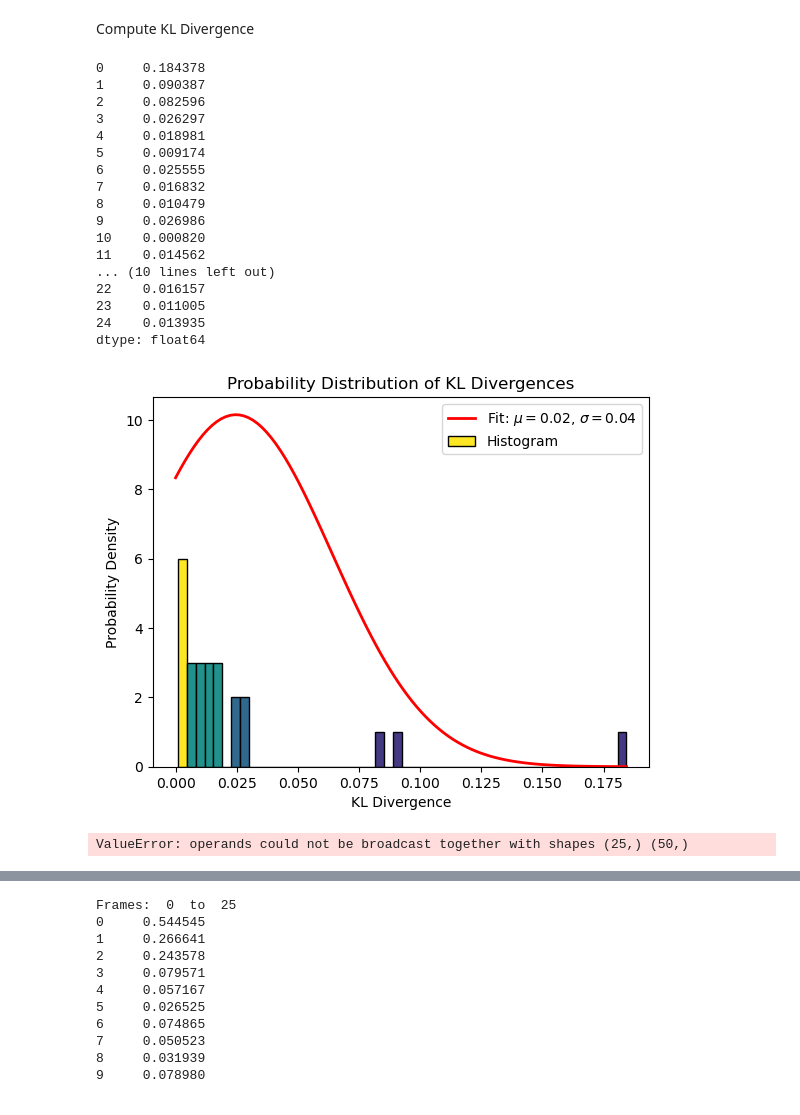
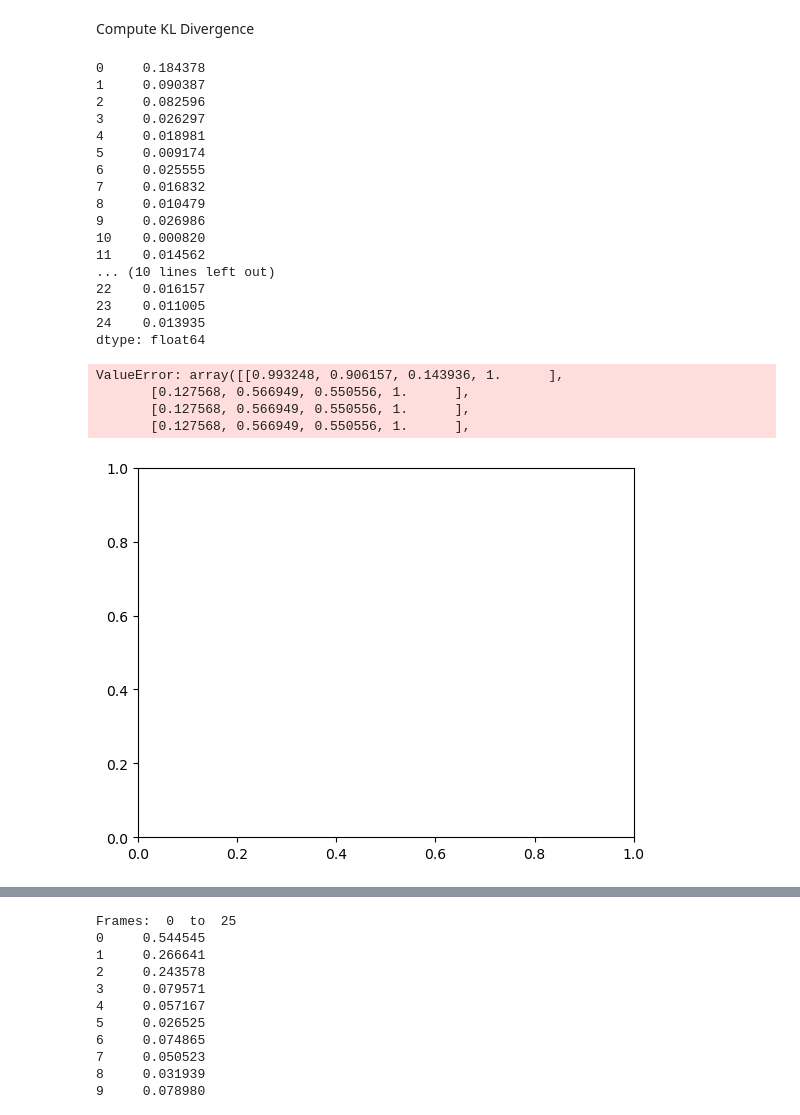
Before and after one commit to laubachb/chimes_CGD-myLLFork, a Jupyter notebook: dissimilarity_clustering/autodetect_equil.ipynb, the cells around one changed output, grey strips where cells are left out. Drawn from its saved outputs; the diff is of its cells as text; code cells hidden in the pictures.

```diff
--- a/dissimilarity_clustering/autodetect_equil.ipynb
+++ b/dissimilarity_clustering/autodetect_equil.ipynb
@@ -93,0 +132,30 @@ print(all_df.shape)
+# %%
+# Define the size of each chunk
+chunk_size = 25
+
+sp = 0
+
+# Iterate over chunks of 25 frames
+for i in range(0, len(all_df), chunk_size):
+    # Initialize an empty list to store KL divergences
+    #print(i)
+    kl_divergences = []
+    # Take a chunk of 25 frames from all_df
+    df1_chunk = all_df.iloc[i+5:i+chunk_size]
+
+    # Take the first row of avg_df as the reference row
+    reference_row = avg_df.iloc[sp]
+
+    # Compute KL divergence for each row in the chunk
+    for index, row in df1_chunk.iterrows():
+        row = row.values.ravel()
+        kl_divergences.append(KL(row, reference_row))
+
+    # Plot the KL divergences
+    plt.plot(kl_divergences, label=sp)
+    sp+=1
+plt.xlabel('Frame Chunk Index')
+plt.ylabel('KL Divergence')
+plt.title('KL Divergence between Frame Chunks and Reference Row')
+plt.legend()
+plt.show()
@@ -153,7 +223,7 @@ colors = viridis(counts_normalized)
 colors = viridis(counts_normalized)
 
 # Plot a histogram of KL divergences
-plt.bar(bin_centers, counts, width=np.diff(bins), color=colors, edgecolor='black', label='Histogram')
+plt.plot(bin_centers, counts, width=np.diff(bins), color=colors, edgecolor='black', label='Histogram')
 
 # Fit a normal distribution to the positive side of the data
 positive_data = kl_divergences_series[kl_divergences_series > 0]
@@ -170,32 +240,35 @@ mu_equil, std_equil = norm.fit(last_half_positive_data)
 
 # Plot the continuous probability distribution
 x = np.linspace(0, positive_data.max(), 100)
 x_equil = np.linspace(0, last_half_positive_data.max(), 100)
 plt.plot(x, norm.pdf(x, mu, std), 'r-', linewidth=2, label=f'Fit: $\mu={mu:.2f}$, $\sigma={std:.2f}$')
 #plt.plot(x_equil, norm.pdf(x_equil, mu_equil, std_equil), 'r-', linewidth=2, label=f'Fit: $\mu={mu_equil:.2f}$, $\sigma={std_equil:.2f}$')
 
 plt.title('Probability Distribution of KL Divergences')
 plt.xlabel('KL Divergence')
 plt.ylabel('Probability Density')
 plt.legend()
 plt.show()
 # %% [output]
 0     0.184378
 1     0.090387
 2     0.082596
 3     0.026297
 4     0.018981
 5     0.009174
 6     0.025555
 7     0.016832
 8     0.010479
 9     0.026986
 10    0.000820
 11    0.014562
 ... (10 lines left out)
 22    0.016157
 23    0.011005
 24    0.013935
 dtype: float64
+ValueError: array([[0.993248, 0.906157, 0.143936, 1.      ],
+       [0.127568, 0.566949, 0.550556, 1.      ],
+       [0.127568, 0.566949, 0.550556, 1.      ],
+       [0.127568, 0.566949, 0.550556, 1.      ],
-[figure, old version]
+[figure, new version]
-ValueError: operands could not be broadcast together with shapes (25,) (50,)
```
Also changed, not shown: parts of 3 cells of this notebook, 1 other file.
